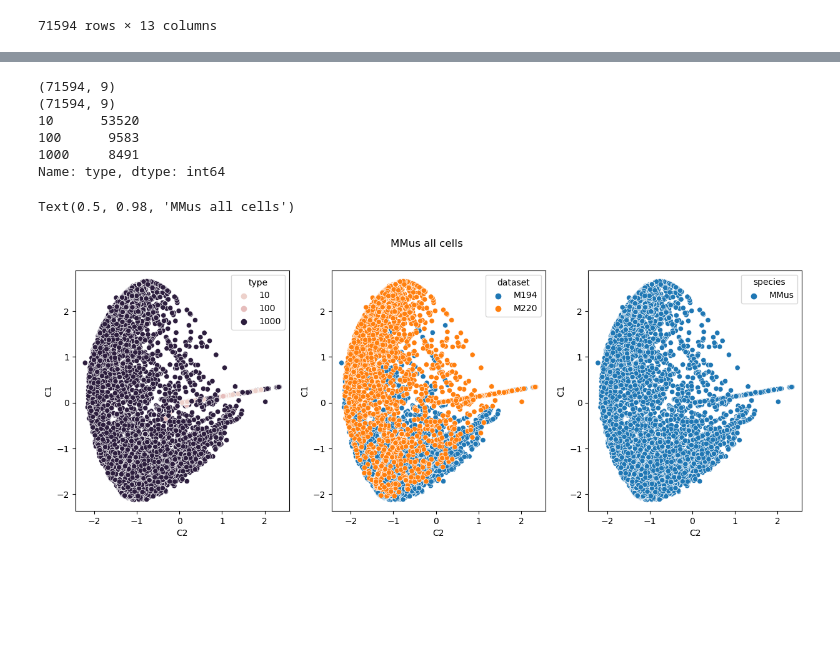
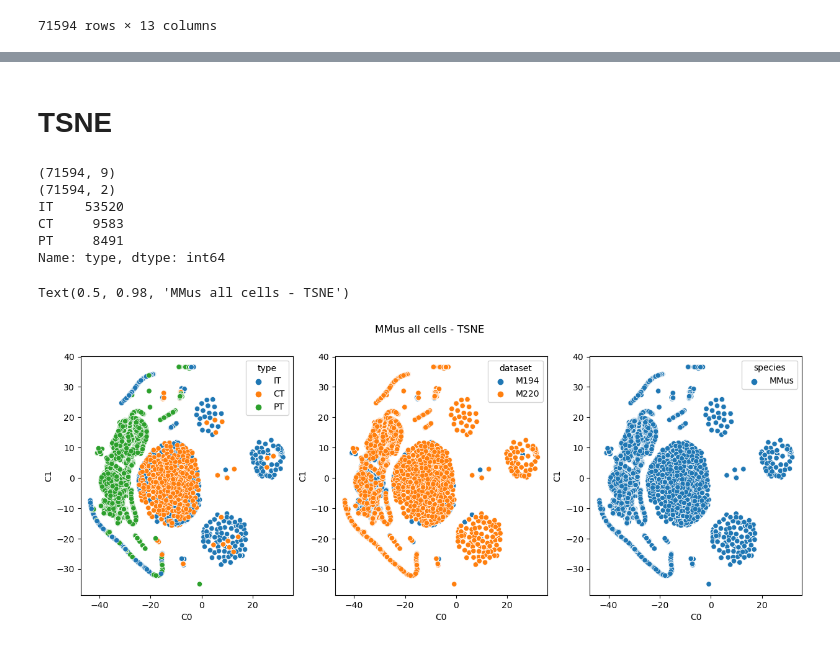
Before and after one commit to eisko/MAPseq_analysis, a Jupyter notebook: cell visualization ncount.ipynb, the cells around one changed output, grey strips where cells are left out. Saved outputs shown, nothing was run; the diff lists cells and outputs as text; code cells hidden in the pictures; blank space fills up the shorter version.

Commit message:
add dim reduction tsne/umap

```diff
--- a/cell visualization ncount.ipynb
+++ b/cell visualization ncount.ipynb
@@ -297,3 +299,20 @@ sorted_mm_all
 | 18993 | 1269.355626 | 0.000000 | 0.0 | 17677.136817 | 305.140962 | 372.047244 | 0.0 | 31.531532 | 323.181049 | 1220.630372 | 0.0 | ... |
 | 18994 | 172.231417 | 0.000000 | 0.0 | 157.622739 | 23.217247 | 11.811024 | 0.0 | 40.540541 | 8.460237 | 0.000000 | 0.0 | ... |
 71594 rows × 13 columns
+# %%
+# create PCA component labels
+com_labels = []
+for i in range(9):
+    com_labels.append('C'+str(i))
+
+# specify colors for cell types
+color_dict = {10:'brown', 100:'green', 1000:'magenta'}
+
+mm_type = sorted_mm_all['type'].reset_index(drop=True).replace({10:"IT", 100:"CT", 1000:"PT"})
+mm_drop = sorted_mm_all.drop(["OMCi", "STR", "TH", "type", "mice", "dataset", "species"], axis=1)
+
+# normalize within row (i.e. within cell/neuron/barcode)
+mm_transpose = mm_drop.values.T
+sscalar = StandardScaler()
+mm_scaled = sscalar.fit_transform(mm_transpose).T
+mm_plot = pd.DataFrame(mm_scaled, columns=mm_drop.columns)
@@ -300,53 +386,38 @@ sorted_mm_all
+# %% [markdown]
+# TSNE
 # %%
-# create PCA component labels
-com_labels = []
-for i in range(9):
-    com_labels.append('C'+str(i))
-
-# specify colors for cell types
-color_dict = {10:'brown', 100:'green', 1000:'magenta'}
-
-mm_type = sorted_mm_all['type'].reset_index(drop=True)
-mm_drop = sorted_mm_all.drop(["OMCi", "STR", "TH", "type", "mice", "dataset", "species"], axis=1)
-
-# normalize within row (i.e. within cell/neuron/barcode)
-mm_transpose = mm_drop.values.T
-sscalar = StandardScaler()
-mm_scaled = sscalar.fit_transform(mm_transpose).T
-mm_plot = pd.DataFrame(mm_scaled, columns=mm_drop.columns)
-
-# run PCA on normalized data
-pca = PCA()
-components = pca.fit_transform(mm_plot)
+# try umap/tsne
+tsne = TSNE()
+components = tsne.fit_transform(mm_plot)
 print(mm_plot.shape)
 print(components.shape)
-components[:,0].shape
-plot = pd.DataFrame(components, columns = com_labels)
+plot = pd.DataFrame(components, columns = ["C0", "C1"])
 plot['type'] = mm_type
 plot['species'] = sorted_mm_all['species'].reset_index(drop=True)
 plot["mice"] = sorted_mm_all['mice'].reset_index(drop=True)
 plot["dataset"] = sorted_mm_all['dataset'].reset_index(drop=True)
 
 print(mm_type.value_counts())
 
 
+
 plot_vars = ["type", "dataset", "species"]
 fig, axs = plt.subplots(1,3, figsize=(15,5))
 i=0
 for ax in axs.flat:
-    sns.scatterplot(plot, x="C2", y="C1", hue=plot_vars[i], ax=ax)
+    sns.scatterplot(plot, x="C0", y="C1", hue=plot_vars[i], ax=ax)
     # ax.set_xlim(-50,3000)
     # ax.set_ylim(-50,3000)
     # g.set(xscale='log', yscale='log')
     # ax.set_title(plot_vars[i])
     i+=1
-plt.suptitle("MMus all cells")
+plt.suptitle("MMus all cells - TSNE")
 # %% [output]
 (71594, 9)
-(71594, 9)
-10      53520
-100      9583
-1000     8491
+(71594, 2)
+IT    53520
+CT     9583
+PT     8491
 Name: type, dtype: int64
-Text(0.5, 0.98, 'MMus all cells')
+Text(0.5, 0.98, 'MMus all cells - TSNE')
-[figure, old version]
+[figure, new version]
```
Also changed, not shown: parts of 9 cells of this notebook.
